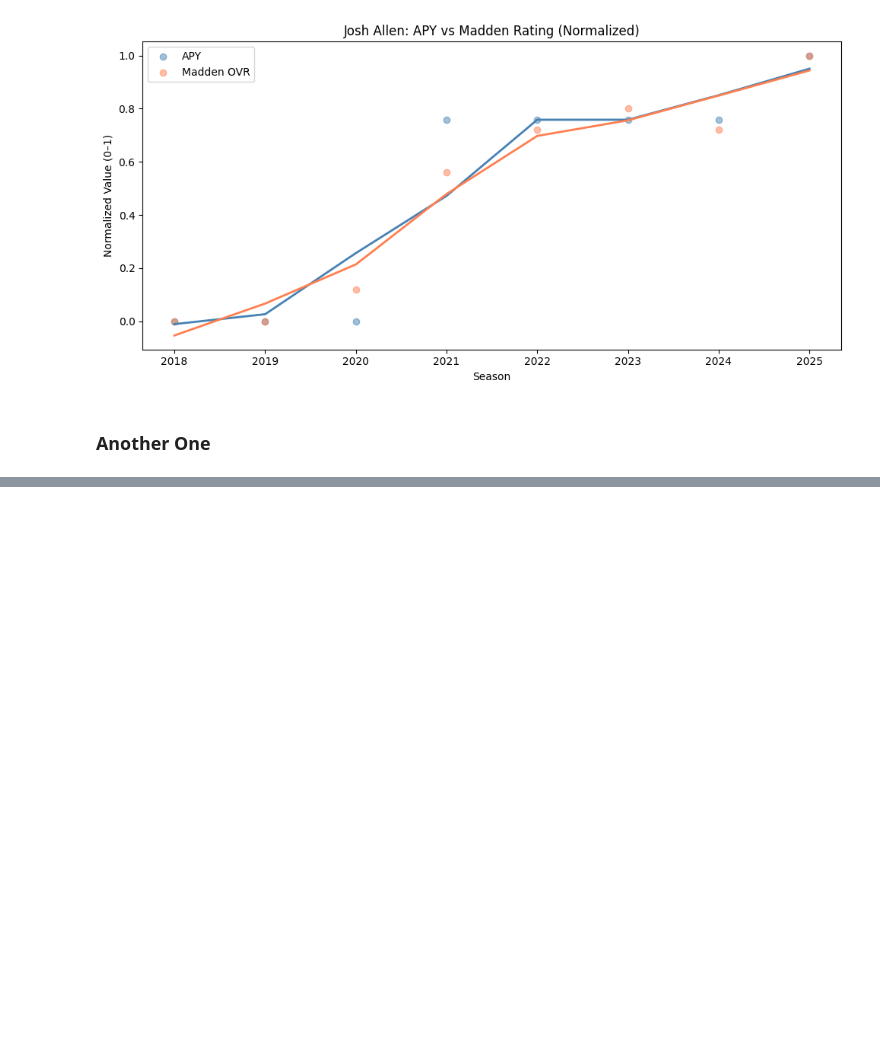
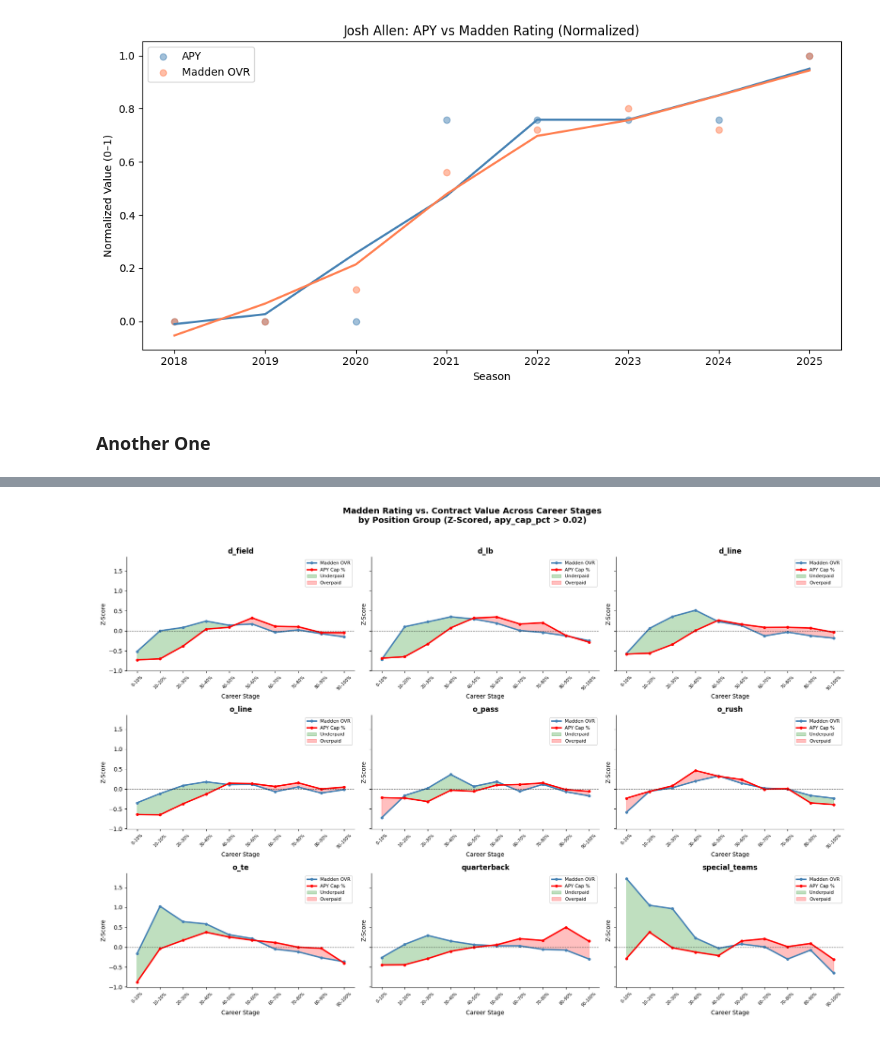
Before and after one commit to CharlieHubbard7/NFLResearch, a Jupyter notebook: NFL_Research_(5_26_26).ipynb, the cells around one changed output, grey strips where cells are left out. Drawn from its saved outputs; the diff is of its cells as text; code cells hidden in the pictures; blank space fills up the shorter version.

```diff
--- a/NFL_Research_(5_26_26).ipynb
+++ b/NFL_Research_(5_26_26).ipynb
@@ -1252,4 +1267,6 @@ plt.show()
 # %%
+from scipy.stats import zscore
+
 aging_df = contracts_expanded.merge(
     madden_long[["player_id", "year", "overallrating", "overall_vs_baseline",
                  "years_in_nfl", "percentage_through_career", "position_group"]],
@@ -1258,6 +1275,9 @@ aging_df = contracts_expanded.merge(
     how="inner"
 ).dropna(subset=["apy_cap_pct", "overallrating", "percentage_through_career"])
 
+filter out minimum salary / no-contract noise
+aging_df = aging_df[aging_df["apy_cap_pct"] > 0.02]
+
 print(f"Rows: {len(aging_df)}")
 print(f"Players: {aging_df['player'].nunique()}")
 print(f"Position groups: {aging_df['position_group'].unique()}")
@@ -1263,0 +1289,15 @@ print(f"Position groups: {aging_df['position_group'].unique()}")
+# %%
+aging_df["overallrating_z"] = aging_df.groupby("position_group")["overallrating"].transform(zscore)
+aging_df["apy_cap_pct_z"] = aging_df.groupby("position_group")["apy_cap_pct"].transform(zscore)
+# %%
+aging_df["career_pct_bin"] = pd.cut(
+    aging_df["percentage_through_career"],
+    bins=10, labels=[f"{i*10}–{i*10+10}%" for i in range(10)]
+)
+
+curve_df = (
+    aging_df.groupby(["position_group", "career_pct_bin"])[["overallrating_z", "apy_cap_pct_z"]]
+    .mean()
+    .reset_index()
+)
+curve_df.head(10)
@@ -1263,0 +1316,43 @@ print(f"Position groups: {aging_df['position_group'].unique()}")
+# %%
+position_groups = aging_df["position_group"].dropna().unique()
+n = len(position_groups)
+ncols = 3
+nrows = math.ceil(n / ncols)
+
+fig, axes = plt.subplots(nrows, ncols, figsize=(ncols * 6, nrows * 4), sharey=True)
+axes = axes.flatten()
+
+for i, group in enumerate(sorted(position_groups)):
+    ax = axes[i]
+    subset = curve_df[curve_df["position_group"] == group].reset_index(drop=True)
+    x = np.array(range(len(subset)))
+    ovr = subset["overallrating_z"].values
+    pay = subset["apy_cap_pct_z"].values
+
+    ax.plot(x, ovr, color="steelblue", linewidth=2.5, marker="o", markersize=4, label="Madden OVR")
+    ax.plot(x, pay, color="red", linewidth=2.5, marker="o", markersize=4, label="APY Cap %")
+
+    # Green where pay < rating (underpaid), red where pay > rating (overpaid)
+    ax.fill_between(x, ovr, pay, where=(pay <= ovr), interpolate=True,
+                    alpha=0.25, color="green", label="Underpaid")
+    ax.fill_between(x, ovr, pay, where=(pay > ovr), interpolate=True,
+                    alpha=0.25, color="red", label="Overpaid")
+
+    ax.axhline(0, color="black", linestyle="--", linewidth=0.8, alpha=0.5)
+    ax.set_title(group, fontweight="bold")
+    ax.set_xlabel("Career Stage")
+    ax.set_ylabel("Z-Score")
+    ax.set_xticks(x)
+    ax.set_xticklabels(subset["career_pct_bin"], rotation=45, fontsize=7)
+    ax.legend(fontsize=8)
+
+for j in range(i + 1, len(axes)):
+    axes[j].set_visible(False)
+
+plt.suptitle("Madden Rating vs. Contract Value Across Career Stages\nby Position Group (Z-Scored, apy_cap_pct > 0.02)",
+             fontsize=14, fontweight="bold", y=1.02)
+sns.despine()
+plt.tight_layout()
+plt.show()
+# %% [output]
+[figure, added]
```
Also changed, not shown: parts of 3 cells of this notebook.
